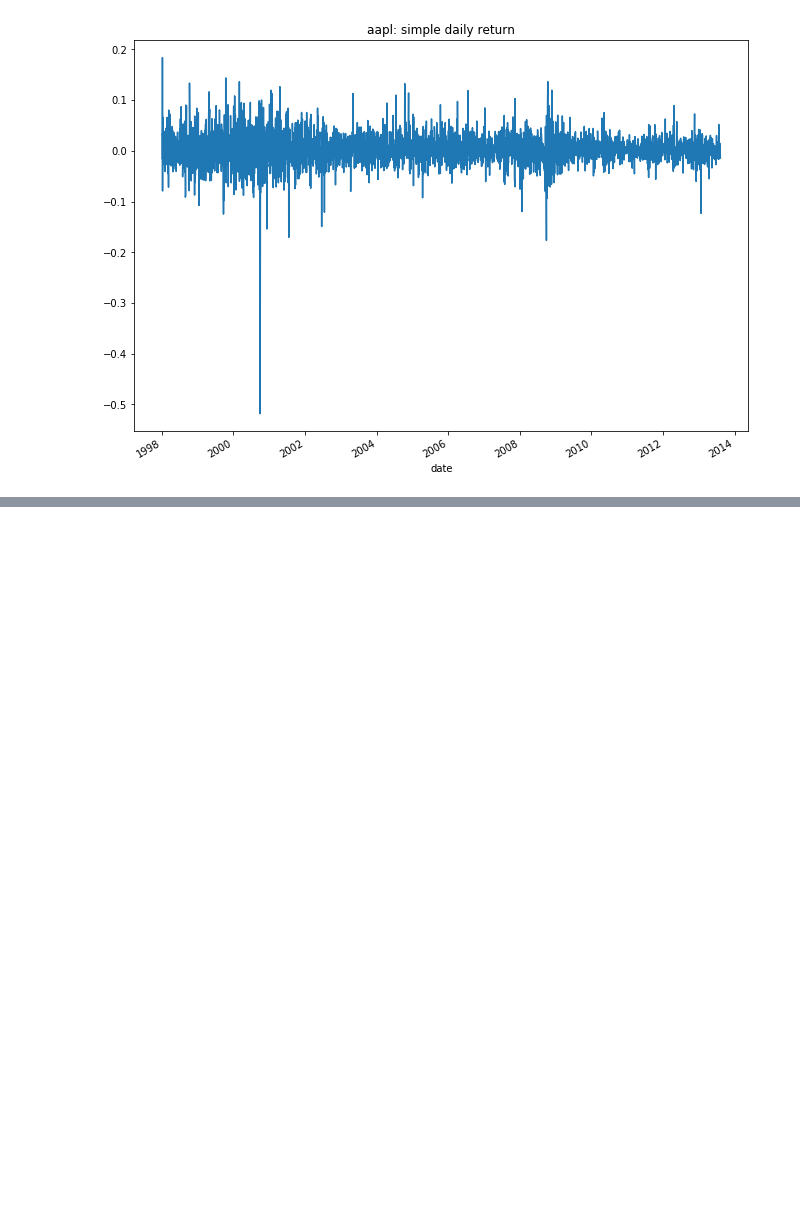
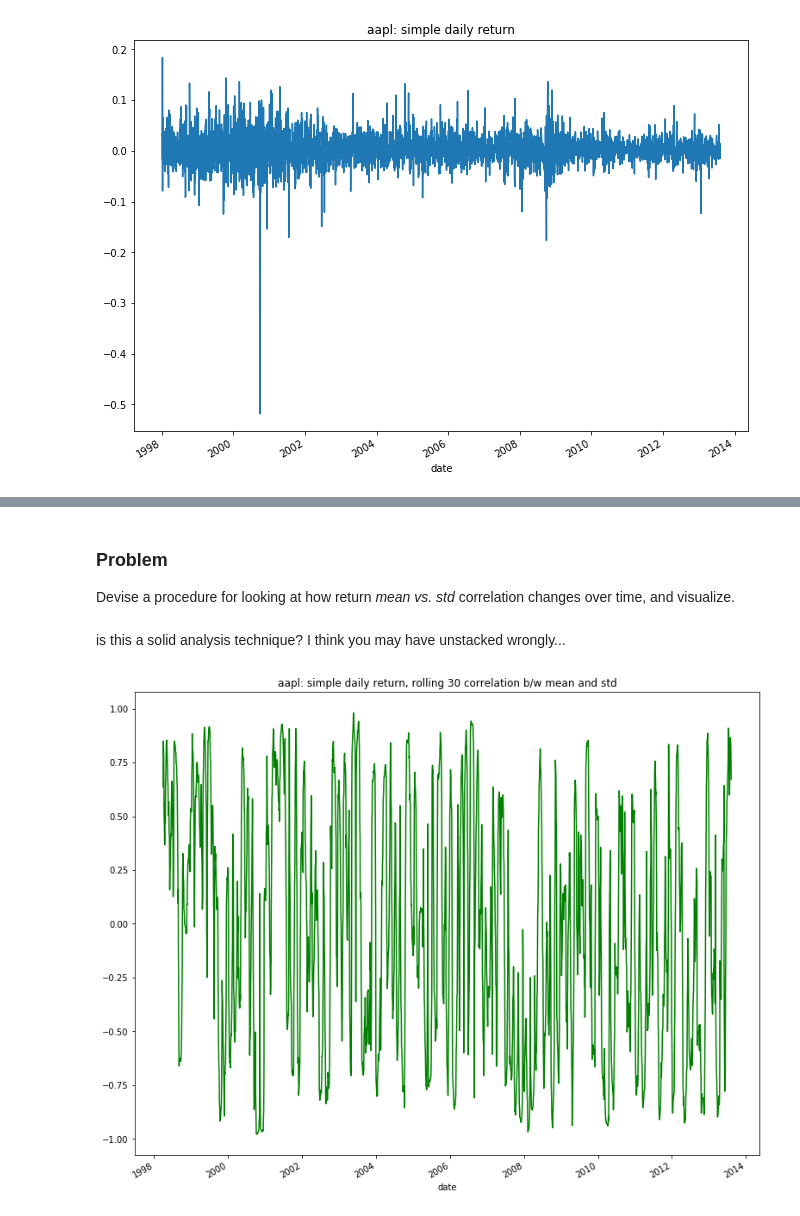
Before and after one commit to lermana/python_fundamentals, a Jupyter notebook: time_series_analysis.ipynb, the cells around one changed output, grey strips where cells are left out. Saved outputs shown, nothing was run; the diff lists cells and outputs as text; code cells hidden in the pictures; blank space fills up the shorter version.

```diff
--- a/time_series_analysis.ipynb
+++ b/time_series_analysis.ipynb
@@ -242,0 +291,18 @@ Perform a similar analysis to what we did with `aapl.simple_returns` but do this
+# %% [markdown]
+### Problem
+
+Devise a procedure for looking at how return _mean vs. std_ correlation changes over time, and visualize.
+# %%
+aapl_df["return_simple_30_mean_std_corr"] = aapl_df[["return_simple_30_mean",
+                                                     "return_simple_30_std"]
+                                                   ].rolling(30
+                                                   ).corr(
+                                                   ).unstack(
+                                                   ).iloc[:, 1]
+# %% [markdown]
+is this a solid analysis technique? I think you may have unstacked wrongly...
+# %%
+ax = aapl_df.return_simple_30_mean_std_corr.plot(figsize=(13, 11), color="green")
+t = ax.set_title("aapl: simple daily return, rolling 30 correlation b/w mean and std")
+# %% [output]
+[figure, added]
```
Also changed, not shown: parts of 23 cells of this notebook.
